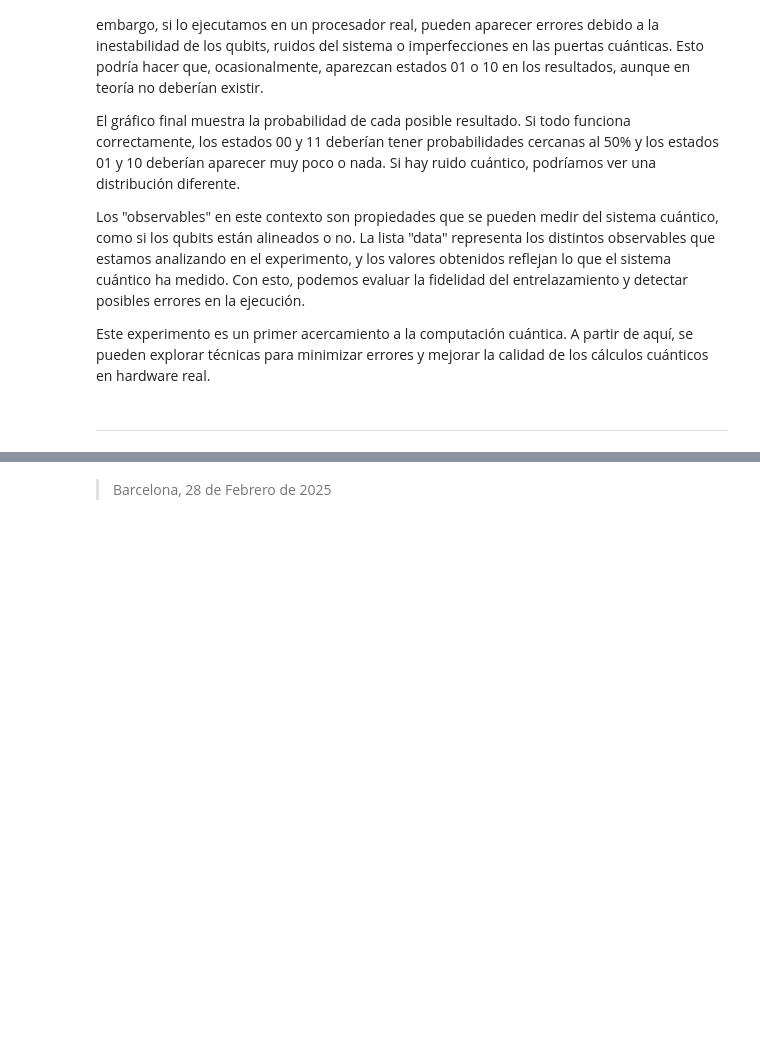
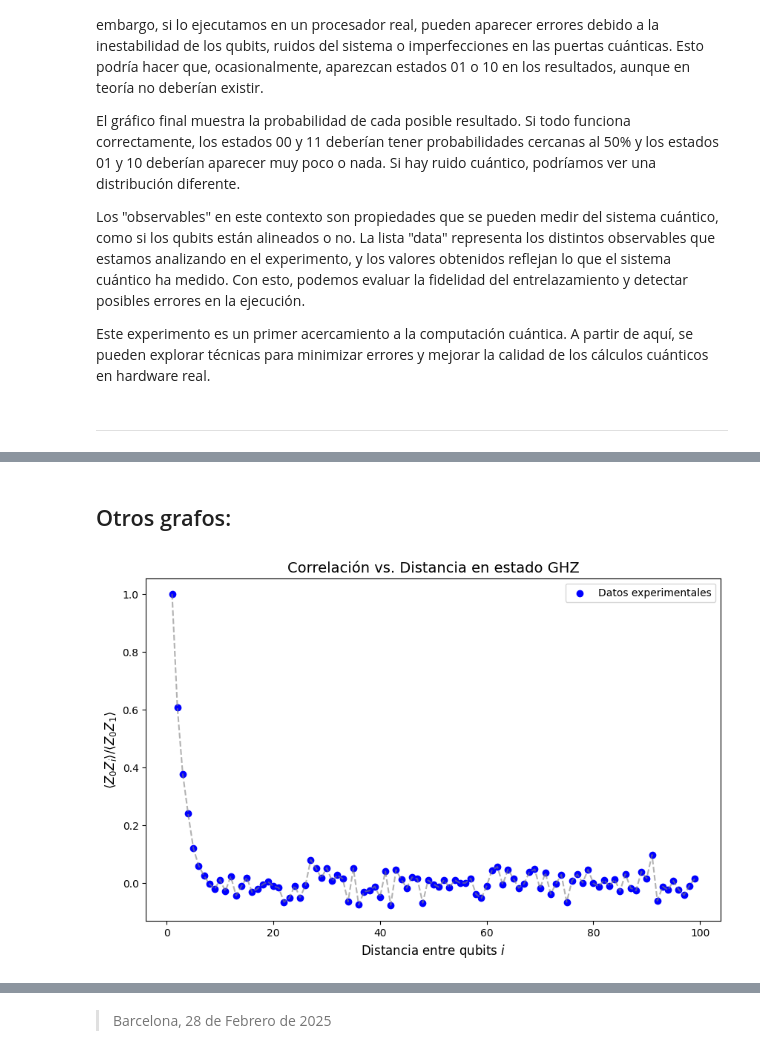
Before and after one commit to HectorAyusoMartin/IBM_Qiskit_quantum_tests, a Jupyter notebook: 1-test_entrelazamiento_cuantico.ipynb, the cells around one changed output, grey strips where cells are left out. Cells and saved outputs as stored; diff of their text form; code cells hidden in the pictures; blank space fills up the shorter version.

```diff
--- a/1-test_entrelazamiento_cuantico.ipynb
+++ b/1-test_entrelazamiento_cuantico.ipynb
@@ -112,0 +280,2 @@ Este experimento es un primer acercamiento a la computación cuántica. A partir
+# %% [markdown]
+## Otros grafos:
@@ -112,0 +287,15 @@ Este experimento es un primer acercamiento a la computación cuántica. A partir
+# %%
+#GRÁFICO 1: Scatter y línea de la correlación vs distancia
+
+data = list(range(1, len(values)+1))  # Distancia entre qubits i
+
+plt.figure(figsize=(10, 6))
+plt.scatter(data, values, color='blue', label='Datos experimentales')
+plt.plot(data, values, linestyle='--', color='gray', alpha=0.6)
+plt.xlabel('Distancia entre qubits $i$', fontsize=12)
+plt.ylabel(r'$\langle Z_0 Z_i \rangle / \langle Z_0 Z_1 \rangle$', fontsize=12)
+plt.title('Correlación vs. Distancia en estado GHZ', fontsize=14)
+plt.legend()
+plt.show()
+# %% [output]
+[figure, added]
```
Also changed, not shown: parts of 53 cells of this notebook, 8 other files.
